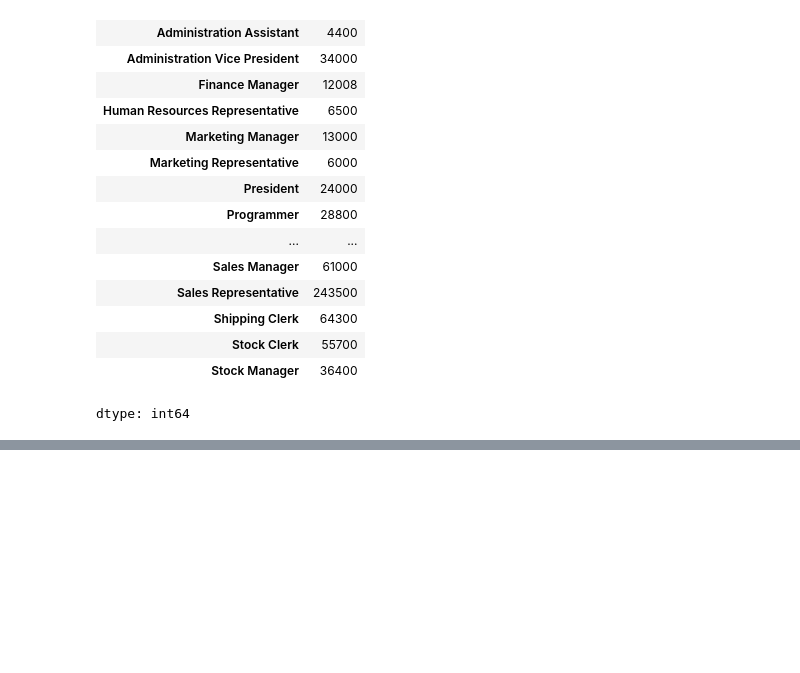
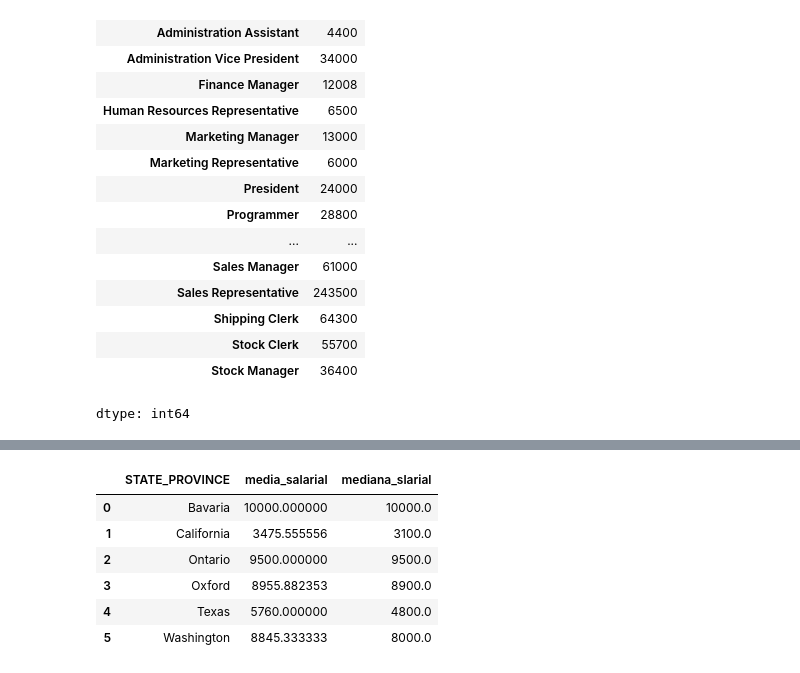
Before and after one commit to Visualizacao-Dados-BI-T3/mod1-projeto-avaliativo, a Jupyter notebook: notebook/projeto_avaliativo.ipynb, the cells around one changed output, grey strips where cells are left out. Saved outputs shown, nothing was run; the diff lists cells and outputs as text; code cells hidden in the pictures; blank space fills up the shorter version.

```diff
--- a/notebook/projeto_avaliativo.ipynb
+++ b/notebook/projeto_avaliativo.ipynb
@@ -529,0 +617,13 @@ dtype: int64
+# %%
+df2.groupby("STATE_PROVINCE").agg(
+    media_salarial = ("SALARY", "mean"),
+  mediana_slarial = ("SALARY", "median")
+).reset_index()
+# %% [output]
+|  | STATE_PROVINCE | media_salarial | mediana_slarial |
+| 0 | Bavaria | 10000.000000 | 10000.0 |
+| 1 | California | 3475.555556 | 3100.0 |
+| 2 | Ontario | 9500.000000 | 9500.0 |
+| 3 | Oxford | 8955.882353 | 8900.0 |
+| 4 | Texas | 5760.000000 | 4800.0 |
+| 5 | Washington | 8845.333333 | 8000.0 |
```
Also changed, not shown: parts of 8 cells of this notebook.
